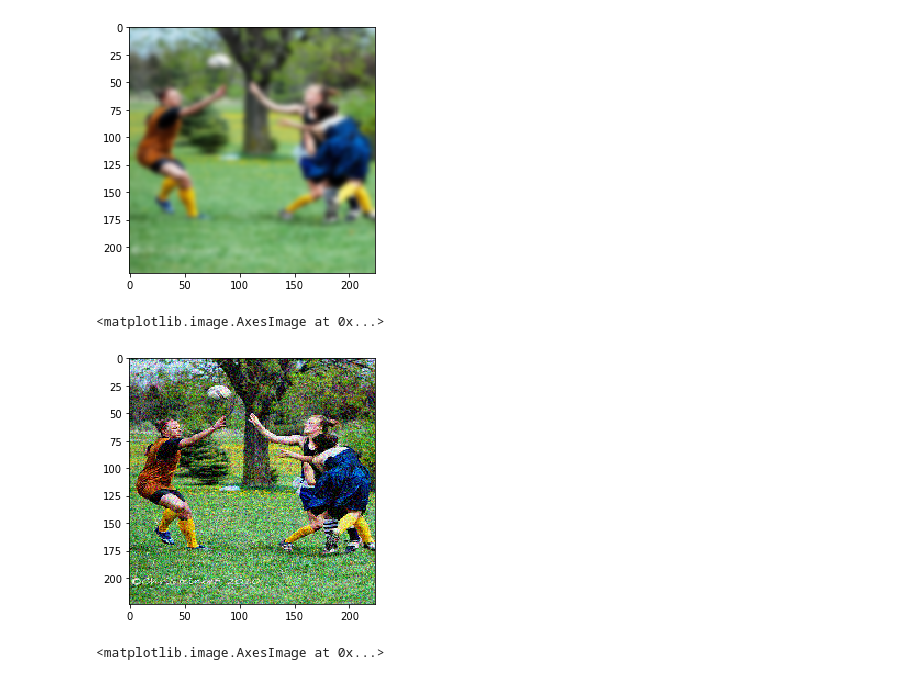
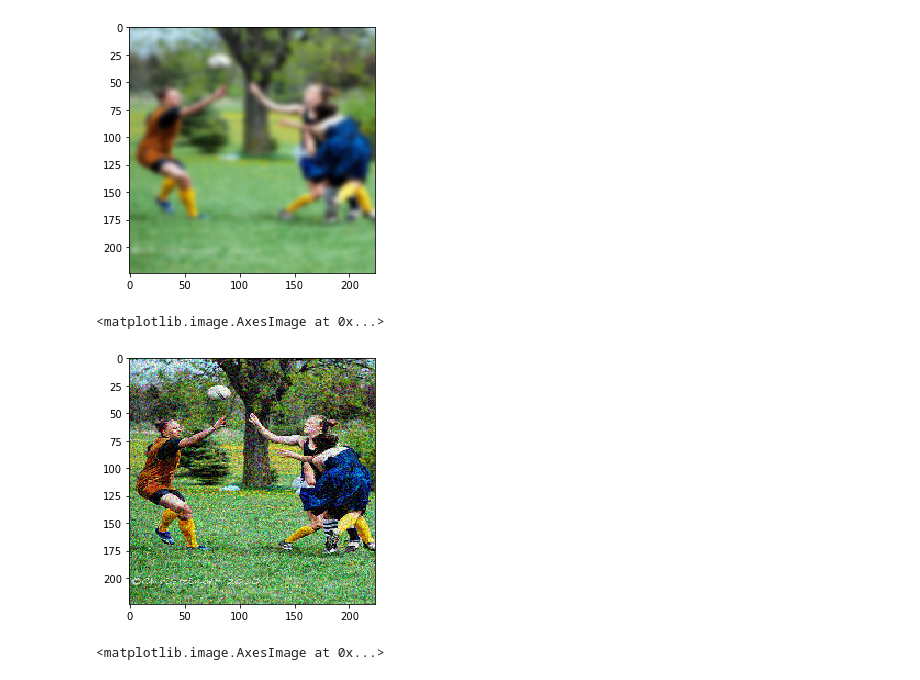
Before and after one commit to theBraindonor/adversarial-filters, a Jupyter notebook: notebook/filter_demos.ipynb, the cells around one changed output. Cells and saved outputs as stored; diff of their text form; code cells hidden in the pictures.

```diff
--- a/notebook/filter_demos.ipynb
+++ b/notebook/filter_demos.ipynb
@@ -40,11 +43,11 @@ imshow(filter.transform_image([2.2458103940439136], images[11][0])/255.)
 <matplotlib.image.AxesImage at 0x...>
 [figure]
 # %%
-filter = GaussianNoiseFilter(4545)
+filter = GaussianNoiseFilter(454)
 imshow(filter.transform_image([-0.05, 0.018884564330270543], images[11][0])/255.)
 # %% [output]
 <matplotlib.image.AxesImage at 0x...>
-[figure, old version]
+[figure, new version]
 # %%
 filter = ColorBlindnessFilter()
 imshow(filter.transform_image(['prot'], images[11][0])/255.)
```
Also changed, not shown: parts of 4 cells of this notebook, 26 other files.
